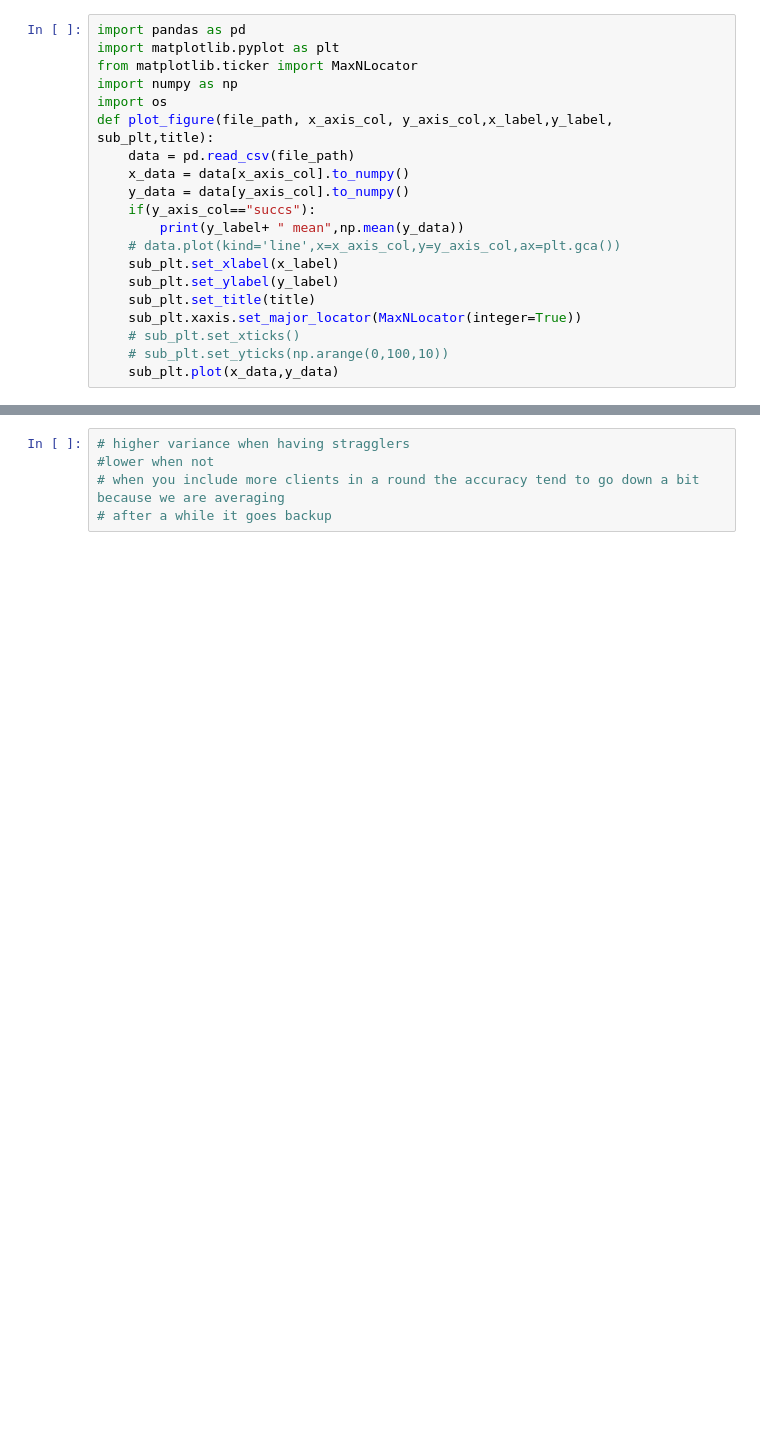
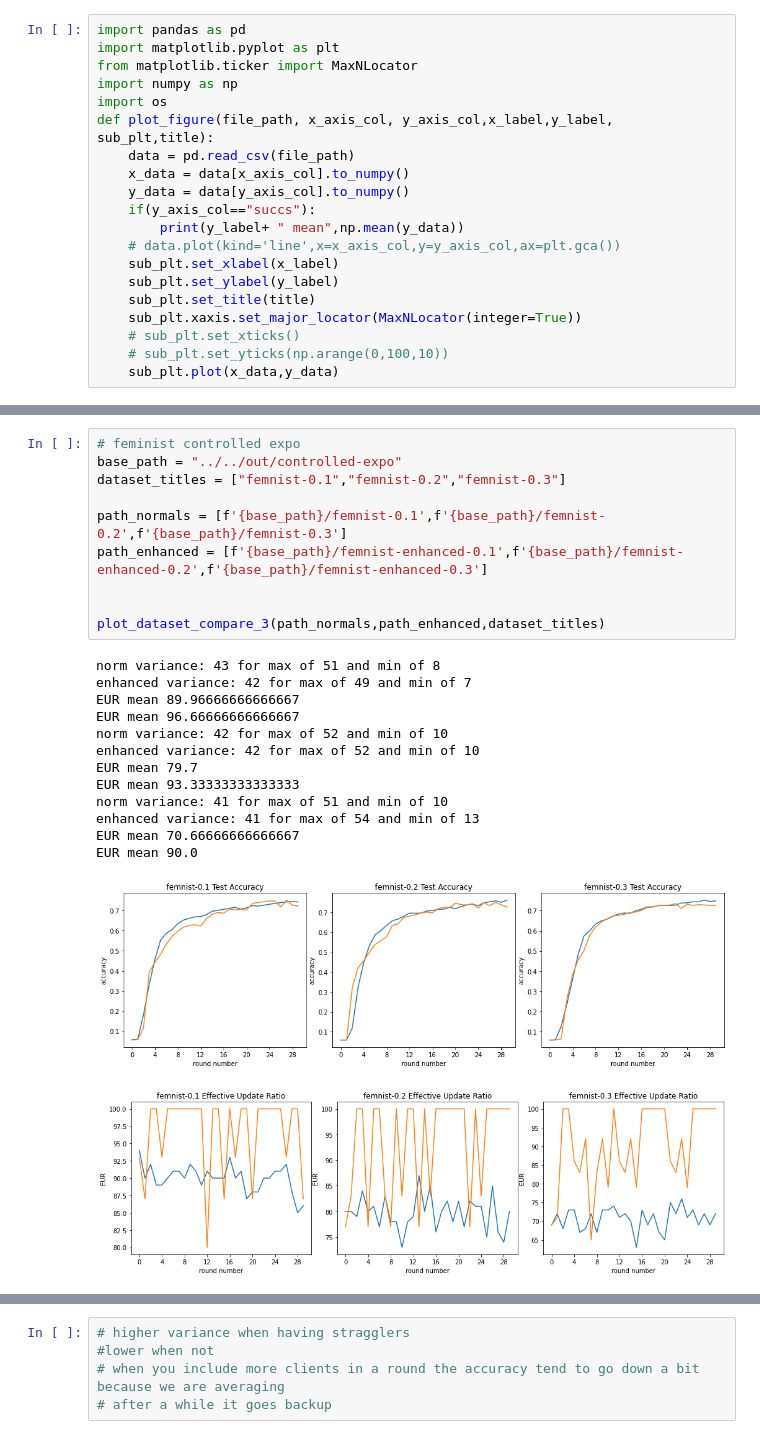
Before and after one commit to Serverless-Federated-Learning/FedLesScan, a Jupyter notebook: experiment/plots/eur.ipynb, the cells around one changed output, grey strips where cells are left out. Cells and saved outputs as stored; diff of their text form; blank space fills up the shorter version.

```diff
--- a/experiment/plots/eur.ipynb
+++ b/experiment/plots/eur.ipynb
@@ -93,3 +123,28 @@ EUR mean 86.04
+# %%
+# feminist controlled expo
+base_path = "../../out/controlled-expo"
+dataset_titles = ["femnist-0.1","femnist-0.2","femnist-0.3"]
+
+path_normals = [f'{base_path}/femnist-0.1',f'{base_path}/femnist-0.2',f'{base_path}/femnist-0.3']
+path_enhanced = [f'{base_path}/femnist-enhanced-0.1',f'{base_path}/femnist-enhanced-0.2',f'{base_path}/femnist-enhanced-0.3']
+
+
+plot_dataset_compare_3(path_normals,path_enhanced,dataset_titles)
+# %% [output]
+norm variance: 43 for max of 51 and min of 8
+enhanced variance: 42 for max of 49 and min of 7
+EUR mean 89.96666666666667
+EUR mean 96.66666666666667
+norm variance: 42 for max of 52 and min of 10
+enhanced variance: 42 for max of 52 and min of 10
+EUR mean 79.7
+EUR mean 93.33333333333333
+norm variance: 41 for max of 51 and min of 10
+enhanced variance: 41 for max of 54 and min of 13
+EUR mean 70.66666666666667
+EUR mean 90.0
+[figure, added]
+[figure, added]
 # %%
 # speech controlled
 
```
Also changed, not shown: parts of 5 cells of this notebook, 7 other files.
